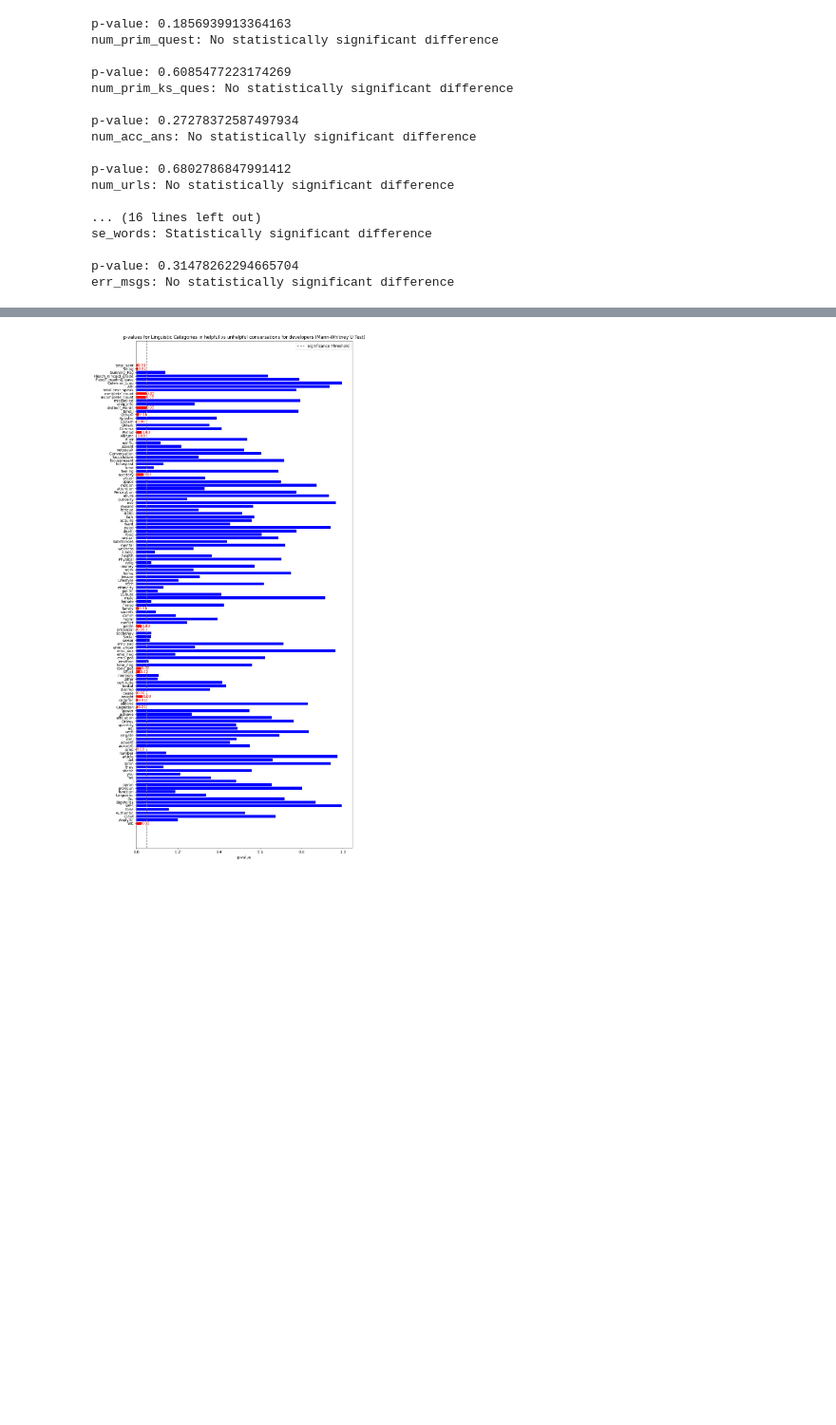
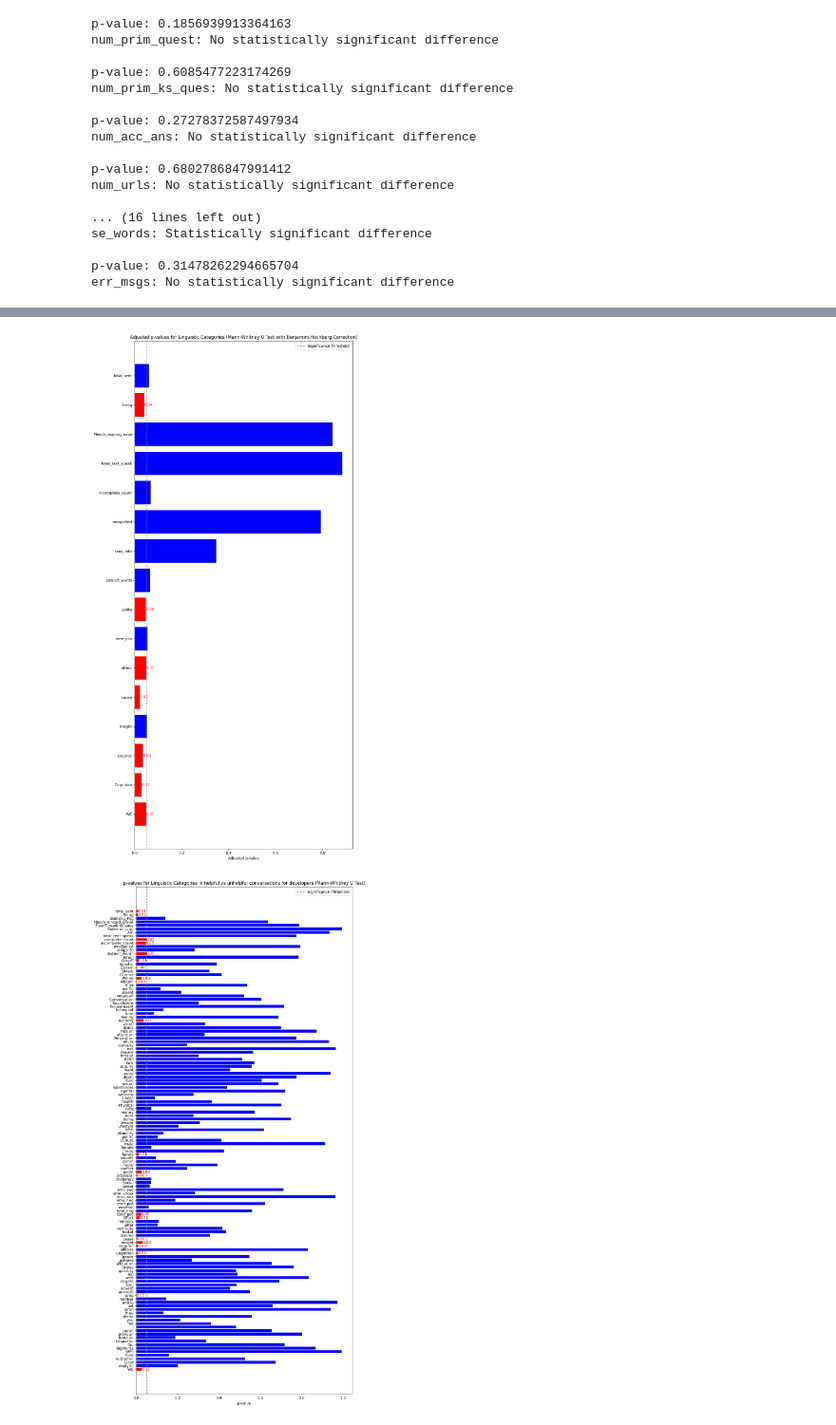
Before and after one commit to SOAR-Lab/llm_issue_resolution_analysis, a Jupyter notebook: analysis/main.ipynb, the cells around one changed output, grey strips where cells are left out. Shown at 95% size. Cells and saved outputs as stored; diff of their text form; code cells hidden in the pictures; blank space fills up the shorter version.

```diff
--- a/analysis/main.ipynb
+++ b/analysis/main.ipynb
@@ -182,0 +254,67 @@ plt.show()
+# %%
+p_values = []
+significance = []
+
+# Perform Mann-Whitney U tests for each category and collect p-values
+for cat in categories_ling:
+    dev_liwc_scores1 = developers_data_help[cat]
+    dev_liwc_scores2 = developers_data_no_help[cat]
+
+    _, p_value = mannwhitneyu(dev_liwc_scores1, dev_liwc_scores2, alternative='two-sided')
+    p_values.append(p_value)
+
+    # Output results
+    print(f"p-value: {p_value}")
+    if p_value < 0.05:
+        print(cat + ": Statistically significant difference")
+    else:
+        print(cat + ": No statistically significant difference")
+
+    print("")
+
+# Convert p-values to numpy array for sorting
+p_values = np.array(p_values)
+
+# Sort the p-values and apply the Benjamini-Hochberg correction
+sorted_indices = np.argsort(p_values)
+sorted_p_values = p_values[sorted_indices]
+m = len(p_values)
+adjusted_p_values = np.zeros(m)
+
+# Apply Benjamini-Hochberg formula
+for i, p in enumerate(sorted_p_values):
+    adjusted_p_values[i] = p * m / (i + 1)
+
+# Ensure that the adjusted p-values are bounded by 1
+adjusted_p_values = np.minimum(adjusted_p_values, 1.0)
+
+# Now we map the adjusted p-values back to the original order
+adjusted_p_values_original_order = np.zeros(m)
+adjusted_p_values_original_order[sorted_indices] = adjusted_p_values
+
+# Update the significance list based on adjusted p-values
+significance = adjusted_p_values_original_order < 0.05
+
+print(categories_ling)
+print(adjusted_p_values_original_order)
+
+# Plotting
+plt.figure(figsize=(10, 20))
+bars = plt.barh(np.arange(len(categories_ling)), adjusted_p_values_original_order,
+                color=['red' if sig else 'blue' for sig in significance])
+plt.yticks(np.arange(len(categories_ling)), categories_ling)
+plt.xlabel('Adjusted p-value')
+plt.title('Adjusted p-values for Linguistic Categories (Mann-Whitney U Test with Benjamini-Hochberg Correction)')
+plt.axvline(x=0.05, color='gray', linestyle='--', label='Significance Threshold')
+plt.legend()
+
+# Add labels with color according to significance
+for i, (bar, sig) in enumerate(zip(bars, significance)):
+    width = bar.get_width()
+    if sig:
+        plt.text(width, i, f"{width:.2f}", ha='left', va='center', color='red')
+
+# Show plot
+plt.tight_layout()
+plt.show()
+# %% [output]
@@ -183,3 +338,4 @@ plt.show()
+[figure, added]
 # %%
 p_values = []
 significance = []
```
Also changed, not shown: parts of 12 cells of this notebook.
